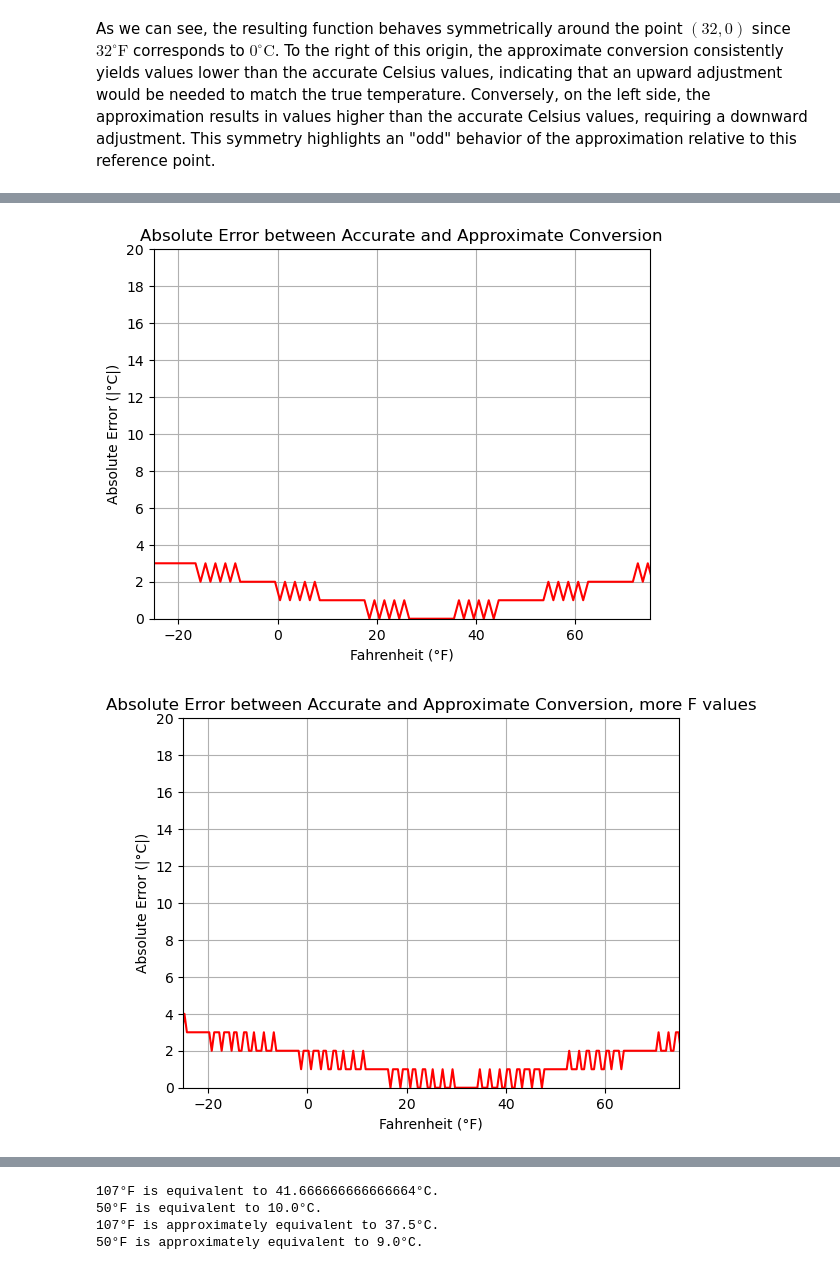
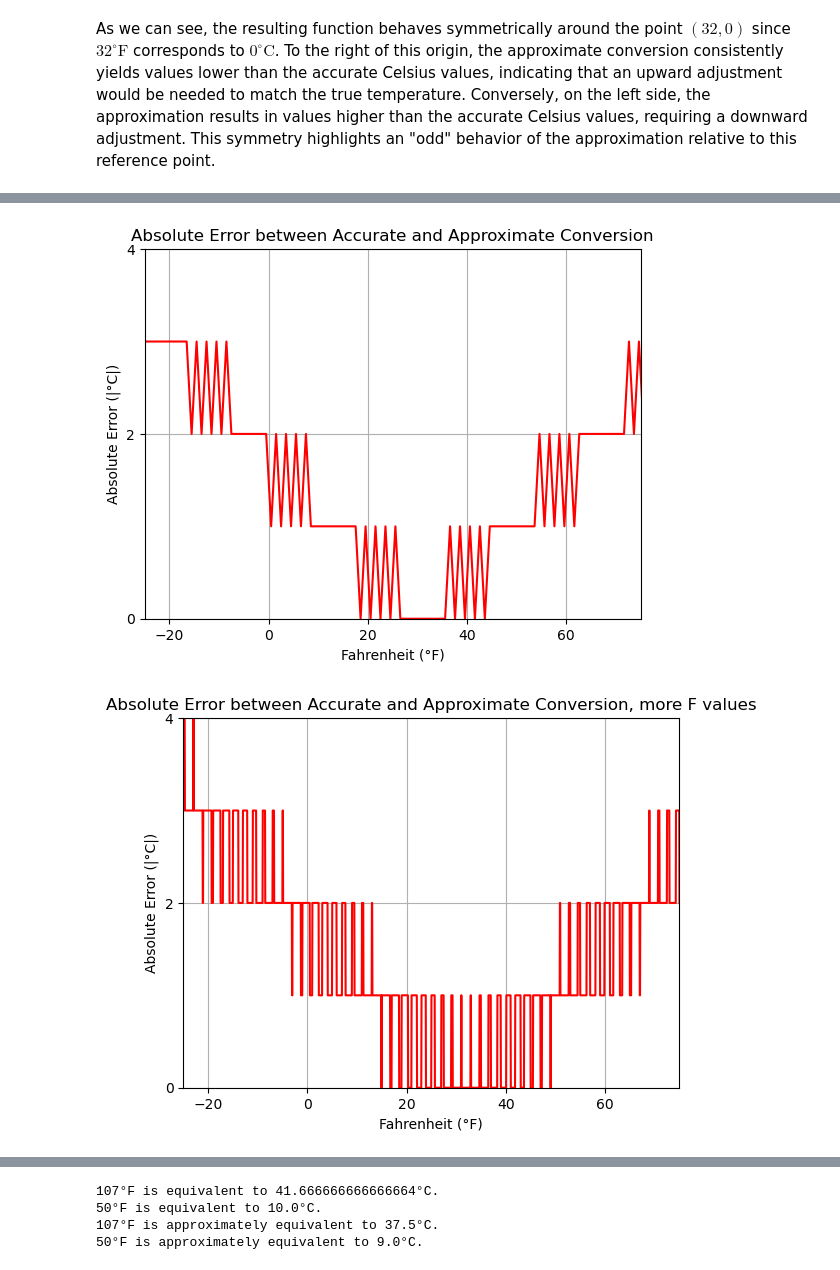
Before and after one commit to ALZ-11/FtoC, a Jupyter notebook: mainFtoC.ipynb, the cells around one changed output, grey strips where cells are left out. Cells and saved outputs as stored; diff of their text form; code cells hidden in the pictures.

```diff
--- a/mainFtoC.ipynb
+++ b/mainFtoC.ipynb
@@ -94,27 +94,28 @@ import matplotlib.pyplot as plt
 
 
 F_values = np.linspace(-250, 250, 500)
-moreF_values = np.linspace(-250, 250, 1000)
+moreF_values = np.linspace(-250, 250, 10000)
 
-# Calculate Celsius values using the accurate and approximate functions
+# celsius values using the accurate and approximate functions
 C_accurate = np.array([FtoC(F) for F in F_values])
 C_approx = np.array([approxFtoC(F) for F in F_values])
 
 moreC_accurate = np.array([FtoC(F) for F in moreF_values])
 moreC_approx = np.array([approxFtoC(F) for F in moreF_values])
 
-# Calculate absolute values for direct magnitude comparison
+# absolute values for direct magnitude comparison
 abs_C_accurate = np.abs(C_accurate)
 abs_C_approx = np.abs(C_approx)
 
-# Calculate the absolute error
+# absolute error
 error = np.abs(C_accurate - C_approx)
 more_error = np.abs(moreC_accurate - moreC_approx)
 
 axis_range = (-250, 250)
 reduced_axis_range = (-25,75)
 error_axis_range = (0,20)
-# 1. Direct Comparison Plot
+
+# 1. direct comparison plot
 plt.plot(F_values, C_accurate, label="Accurate Conversion", color="blue")
 plt.plot(F_values, C_approx, label="Approximate Conversion", color="orange", linestyle="--")
 plt.title("Celsius Conversion: Accurate vs. Approximate")
@@ -130,42 +131,45 @@ plt.show()
 # %% [markdown]
 As we can see, the resulting function behaves symmetrically around the point $ (32, 0) $ since $ 32^\circ \text{F} $ corresponds to $ 0^\circ \text{C} $. To the right of this origin, the approximate conversion consistently yields values lower than the accurate Celsius values, indicating that an upward adjustment would be needed to match the true temperature. Conversely, on the left side, the approximation results in values higher than the accurate Celsius values, requiring a downward adjustment. This symmetry highlights an "odd" behavior of the approximation relative to this reference point.
 # %%
-# 2. Absolute Value Comparison Plot
+# 2. absolute value comparison plot
 plt.plot(F_values, abs_C_accurate, label="|Accurate Conversion|", color="blue")
 plt.plot(F_values, abs_C_approx, label="|Approximate Conversion|", color="orange", linestyle="--")
 plt.title("Absolute Celsius Values: Accurate vs. Approximate")
 plt.xlabel("Fahrenheit (°F)")
 plt.ylabel("Absolute Celsius (|°C|)")
 plt.xlim(reduced_axis_range)
 plt.ylim(error_axis_range)
 plt.legend()
 plt.grid()
 plt.show()
 
-# 3. Error Plot with Limited Y-Axis Range and Subdivisions. MULTIPLE VERSIONS
+# 3. error plot with limited y-axis range and subdivisions. 2 VERSIONS
+
+# little F values
 plt.plot(F_values, error, color="red")
 plt.title("Absolute Error between Accurate and Approximate Conversion")
 plt.xlabel("Fahrenheit (°F)")
 plt.ylabel("Absolute Error (|°C|)")
 plt.xlim(reduced_axis_range)
-plt.ylim(error_axis_range)
-plt.yticks(np.arange(0, 21, 2))
+plt.ylim((0,4))
+plt.yticks(np.arange(0, 5, 2))
 plt.grid()
 plt.show()
 
+# a lot of F values
 plt.plot(moreF_values, more_error, color="red")
 plt.title("Absolute Error between Accurate and Approximate Conversion, more F values")
 plt.xlabel("Fahrenheit (°F)")
 plt.ylabel("Absolute Error (|°C|)")
 plt.xlim(reduced_axis_range)
-plt.ylim(error_axis_range)
-plt.yticks(np.arange(0, 21, 2))
+plt.ylim((0,4))
+plt.yticks(np.arange(0, 5, 2))
 plt.grid()
 plt.show()
 # %% [output]
 [figure]
-[figure, old version]
+[figure, new version]
-[figure, old version]
+[figure, new version]
 # %% [markdown]
 ### Observations and Analysis
 
```
Also changed, not shown: parts of 7 cells of this notebook.
